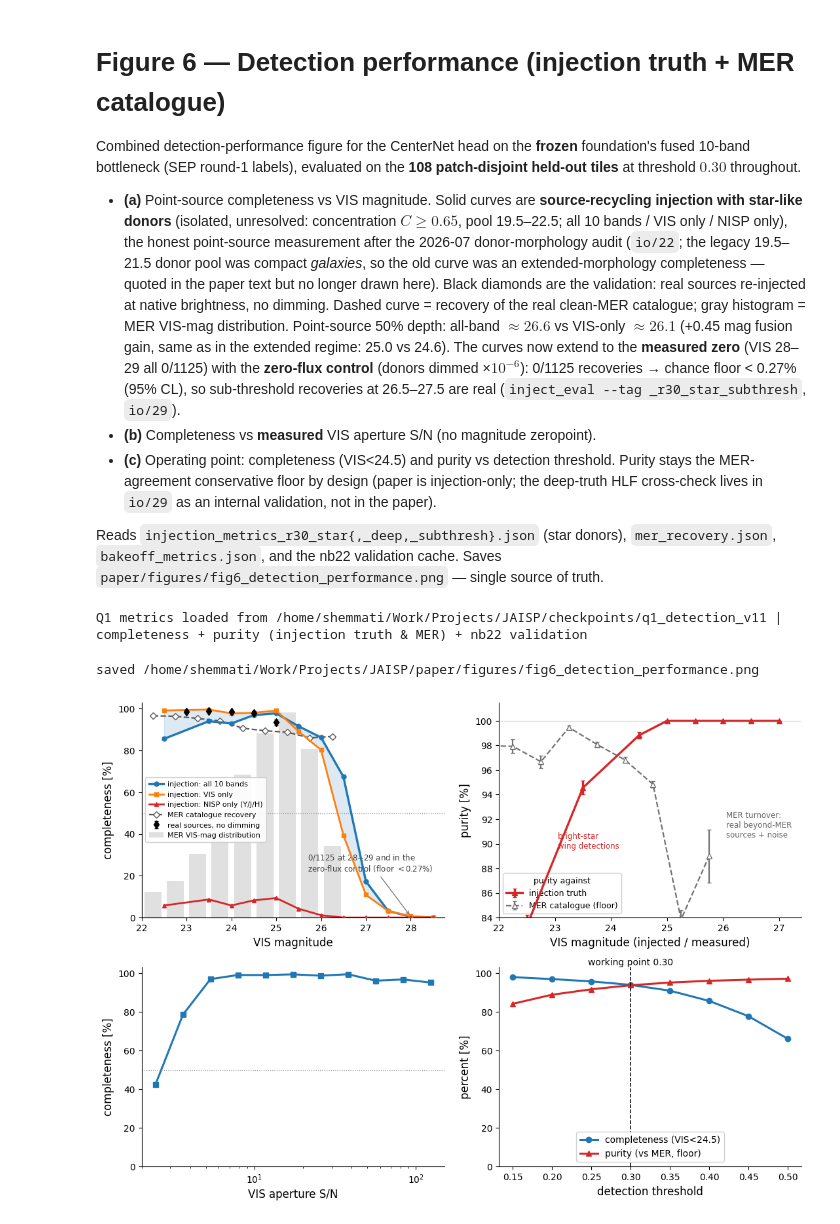
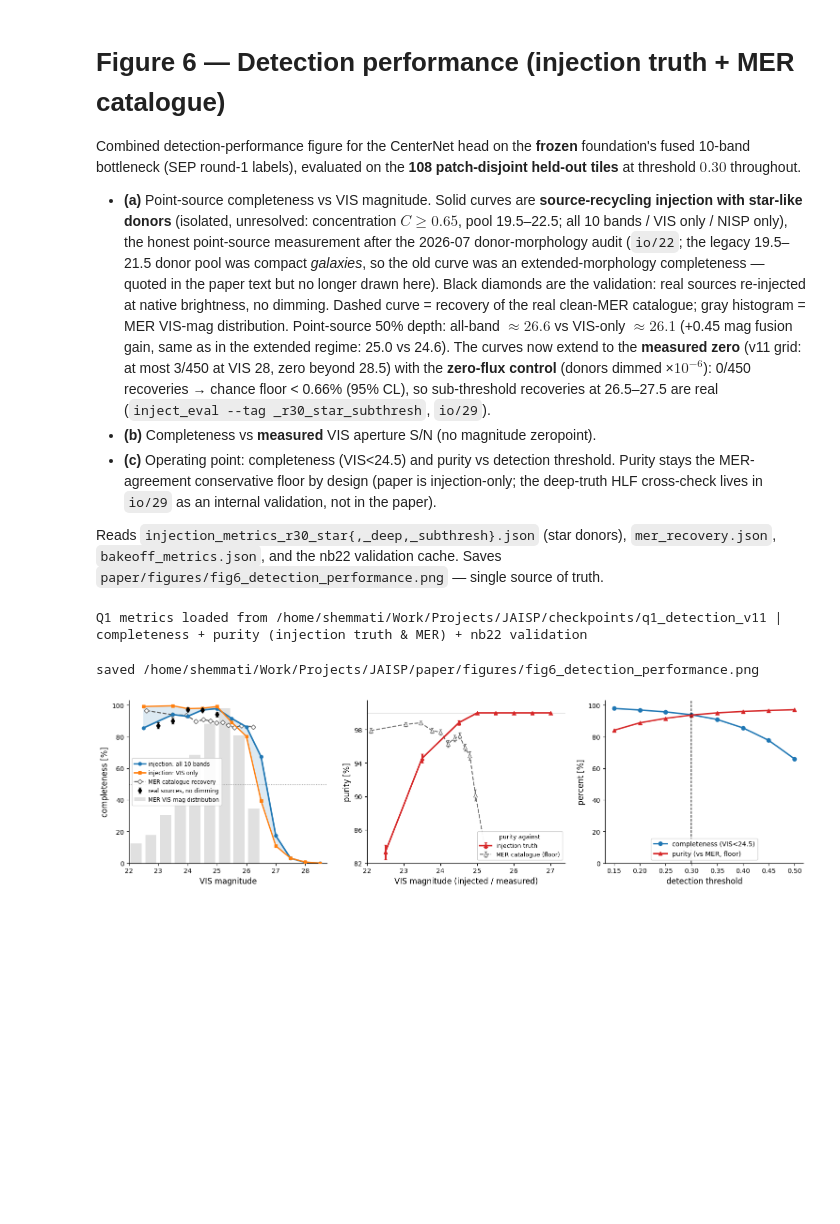
Before and after one commit to xoubish/JAISP, a Jupyter notebook: paper/paper_figures/figure_6_injection.ipynb, the cells around one changed output. Cells and saved outputs as stored; diff of their text form; code cells hidden in the pictures; blank space fills up the shorter version.

```diff
--- a/paper/paper_figures/figure_6_injection.ipynb
+++ b/paper/paper_figures/figure_6_injection.ipynb
@@ -15,8 +15,8 @@ held-out tiles** at threshold $0.30$ throughout.
   recovery of the real clean-MER catalogue; gray histogram = MER VIS-mag distribution.
   Point-source 50% depth: all-band $\approx26.6$ vs VIS-only $\approx26.1$ (+0.45 mag fusion
   gain, same as in the extended regime: 25.0 vs 24.6). The curves now extend to the
-  **measured zero** (VIS 28–29 all 0/1125) with the **zero-flux control** (donors dimmed
-  ×$10^{-6}$): 0/1125 recoveries → chance floor < 0.27% (95% CL), so sub-threshold
+  **measured zero** (v11 grid: at most 3/450 at VIS 28, zero beyond 28.5) with the **zero-flux control** (donors dimmed
+  ×$10^{-6}$): 0/450 recoveries → chance floor < 0.66% (95% CL), so sub-threshold
   recoveries at 26.5–27.5 are real (`inject_eval --tag _r30_star_subthresh`, `io/29`).
 - **(b)** Completeness vs **measured** VIS aperture S/N (no magnitude zeropoint).
 - **(c)** Operating point: completeness (VIS<24.5) and purity vs detection threshold.
@@ -59,15 +59,18 @@ zrec = np.load(D/'detection_mag_records.npz')                      # per-detecti
 _sc = zrec['score']; _df = zrec['d_mer_full']; _fl = zrec['flux']
 _mm = np.where(_fl > 0, float(zrec['zp'][0]) - 2.5*np.log10(np.maximum(_fl, 1e-12)), np.nan)
 _k = _sc >= 0.30
+# equal-count bins: same statistics, uniform ~0.4% errors (fixed 0.5-mag bins starve past 25.5)
 mer_pur = {'mag': [], 'pur': [], 'err': []}
-for lo in np.arange(20.5, 27.0, 0.5):
-    m = _k & np.isfinite(_mm) & (_mm >= lo) & (_mm < lo + 0.5)
+_sel = _k & np.isfinite(_mm) & (_mm >= 20.5) & (_mm < 27.0)
+_edges = np.unique(np.quantile(_mm[_sel], np.linspace(0, 1, 13)))
+for lo, hi in zip(_edges[:-1], _edges[1:]):
+    m = _sel & (_mm >= lo) & (_mm < hi if hi < _edges[-1] else _mm <= hi)
     if m.sum() < 40: continue
     q = (_df[m] < 0.5).mean()
-    mer_pur['mag'].append(lo + 0.25); mer_pur['pur'].append(100*q)
+    mer_pur['mag'].append(float(np.median(_mm[m]))); mer_pur['pur'].append(100*q)
     mer_pur['err'].append(100*np.sqrt(q*(1-q)/m.sum()))
 # real-source (no dimming) validation points from the nb22 audit cache
-_v = json.load(open(REPO/'io'/'_nb22_outputs'/'records.json'))
+_v = json.load(open(REPO/'io'/'_nb22_outputs'/'records_v11.json'))
 VBINS = (23.0, 23.5, 24.0, 24.5, 25.0)
 _t = {m: [0, 0] for m in VBINS}
 for tr in _v.values():
@@ -80,13 +83,11 @@ print('Q1 metrics loaded from', D, '| completeness + purity (injection truth & M
 # %% [output]
 Q1 metrics loaded from /home/shemmati/Work/Projects/JAISP/checkpoints/q1_detection_v11 | completeness + purity (injection truth & MER) + nb22 validation
 # %%
-# ---- assemble the 2x2 figure: (a) completeness vs mag, (b) purity vs mag,
-# ----                          (c) completeness vs S/N, (d) operating point ----
-CA, CV, CN, CP = '#1f77b4', '#ff7f0e', '#d62728', '#d62728'
-fig = plt.figure(figsize=(13, 9.2))
-gs = fig.add_gridspec(2, 2, height_ratios=[1.08, 1.0], hspace=0.24, wspace=0.18)
-a = fig.add_subplot(gs[0, 0]); b = fig.add_subplot(gs[0, 1])
-c = fig.add_subplot(gs[1, 0]); d = fig.add_subplot(gs[1, 1])
+# ---- assemble the 1x3 figure: (a) completeness vs mag, (b) purity vs mag, (c) operating point ----
+# (2026-09-03 declutter: NISP-only curve -> text ("<10%"); in-plot zero annotation -> caption;
+#  S/N-binned recovery panel -> one text clause. Old 2x2 in git history.)
+CA, CV, CP = '#1f77b4', '#ff7f0e', '#d62728'
+fig, (a, b, d) = plt.subplots(1, 3, figsize=(18.5, 4.5))
 
 # ---- (a) completeness vs VIS magnitude ----
 medges = np.array(rec['medges']); hc = (medges[:-1] + medges[1:]) / 2
@@ -95,24 +96,20 @@ at.bar(hc, rec['mer_hist'], width=0.38, color='0.88', zorder=0, label='MER VIS-m
 at.set_yticks([])
 a.set_zorder(at.get_zorder() + 1); a.patch.set_visible(False)
 mag = np.array(inj['all']['mag'])
-cu = {k: np.array(inj[k]['comp']) for k in ('all', 'vis', 'nisp')}
+cu = {k: np.array(inj[k]['comp']) for k in ('all', 'vis')}
 a.fill_between(mag, cu['vis'], cu['all'], color=CA, alpha=0.15, zorder=2)
 a.plot(mag, cu['all'], '-o', color=CA, lw=2.4, ms=5, label='injection: all 10 bands', zorder=5)
 a.plot(mag, cu['vis'], '-s', color=CV, lw=2.0, ms=4.5, label='injection: VIS only', zorder=5)
-a.plot(mag, cu['nisp'], '-^', color=CN, lw=2.0, ms=5, label='injection: NISP only (Y/J/H)', zorder=5)
 a.plot(rec['rec_mag'], rec['rec_comp'], '--D', color='0.35', lw=1.6, ms=5, mfc='white', zorder=4,
        label='MER catalogue recovery')
 a.errorbar(VBINS, val_comp, val_err, fmt='d', color='k', ms=6, capsize=2.5, zorder=6, lw=1.1,
            label='real sources, no dimming')
 a.axhline(50, color='0.6', lw=0.9, ls=':')
-a.annotate('0/1125 at 28$-$29 and in the\nzero-flux control (floor $<$0.27%)',
-           xy=(28.0, 0.5), xytext=(25.7, 22), fontsize=8.5, color='0.25',
-           arrowprops=dict(arrowstyle='->', color='0.45', lw=0.9))
 a.set_xlim(22, 28.75); a.set_ylim(0, 103)
 a.set_xlabel('VIS magnitude', fontsize=12); a.set_ylabel('completeness [%]', fontsize=12)
 a.tick_params(labelsize=10)
 h1, l1 = a.get_legend_handles_labels(); h2, l2 = at.get_legend_handles_labels()
-a.legend(h1 + h2, l1 + l2, fontsize=8, loc='center left', frameon=True, framealpha=0.9,
+a.legend(h1 + h2, l1 + l2, fontsize=8.5, loc='center left', frameon=True, framealpha=0.9,
          borderpad=0.5, handletextpad=0.5)
 
 # ---- (b) purity vs VIS magnitude: injection truth + MER floor ----
@@ -120,44 +117,35 @@ im = sorted(float(k) for k in ipur)
 ip_pur = [ipur[f'{m}']['purity_vs_injection'] for m in im]
 ip_n   = [ipur[f'{m}']['recovered'] + ipur[f'{m}']['artifacts'] for m in im]
 ip_err = [100*np.sqrt(q/100*(1-q/100)/max(n, 1)) for q, n in zip(ip_pur, ip_n)]
 b.errorbar(im, ip_pur, ip_err, fmt='-^', color=CP, lw=2.4, ms=6, capsize=2, zorder=5,
            label='injection truth')
 b.errorbar(mer_pur['mag'], mer_pur['pur'], mer_pur['err'], fmt='--^', color='0.45', lw=1.6,
            ms=6, mfc='white', capsize=2, zorder=4, label='MER catalogue (floor)')
 b.axhline(100, color='0.85', lw=0.8, zorder=1)
-b.text(23.05, 89.6, 'bright-star\nwing detections', fontsize=8.5, color=CP)
-b.text(26.05, 90.5, 'MER turnover:\nreal beyond-MER\nsources + noise', fontsize=8.5, color='0.4')
-b.set_xlim(22, 27.4); b.set_ylim(84, 101.5)
+b.set_xlim(22, 27.4); b.set_ylim(82, 101.5); b.set_yticks([82, 86, 90, 94, 98])
 b.set_xlabel('VIS magnitude (injected / measured)', fontsize=12)
 b.set_ylabel('purity [%]', fontsize=12)
 b.tick_params(labelsize=10)
-b.legend(fontsize=9, loc='lower left', frameon=True, framealpha=0.95, title='purity against',
+b.legend(fontsize=9, loc='lower right', frameon=True, framealpha=0.95, title='purity against',
          title_fontsize=9)
 
-# ---- (c) completeness vs measured VIS aperture S/N ----
-c.plot(rec['snr_x'], rec['snr_comp'], '-s', color=CA, lw=2.2, ms=6)
-c.axhline(50, color='0.6', lw=0.9, ls=':'); c.set_xscale('log'); c.set_ylim(0, 103)
-c.set_xlabel('VIS aperture S/N', fontsize=12); c.set_ylabel('completeness [%]', fontsize=12)
-c.tick_params(labelsize=10)
-
-# ---- (d) completeness & purity vs threshold ----
+# ---- (c) completeness & purity vs threshold ----
 keys = sorted(bak, key=float); confs = [float(k) for k in keys]
 comp = [bak[k]['completeness'] for k in keys]; pur = [bak[k]['purity'] for k in keys]
 d.plot(confs, comp, '-o', color=CA, lw=2.2, ms=6, label='completeness (VIS<24.5)')
 d.plot(confs, pur, '-^', color=CP, lw=2.2, ms=6, label='purity (vs MER, floor)')
 d.axvline(0.30, color='k', lw=1.1, ls='--')
-d.text(0.30, 104, 'working point 0.30', fontsize=10, ha='center', color='k')
 d.set_ylim(0, 103); d.set_xlabel('detection threshold', fontsize=12); d.set_ylabel('percent [%]', fontsize=12)
 d.tick_params(labelsize=10); d.legend(fontsize=10, loc='lower center', frameon=True, framealpha=0.9)
 
-for x in (a, b, c, d):
+for x in (a, b, d):
     for s in ('top', 'right'): x.spines[s].set_visible(False)
 for s in ('top', 'right'): at.spines[s].set_visible(False)
 
 OUT.parent.mkdir(parents=True, exist_ok=True)
 fig.savefig(OUT, dpi=200, bbox_inches='tight', facecolor='white')
 print('saved', OUT)
 plt.show()
 # %% [output]
 saved /home/shemmati/Work/Projects/JAISP/paper/figures/fig6_detection_performance.png
-[figure, old version]
+[figure, new version]
```
Also changed, not shown: 39 other files.
